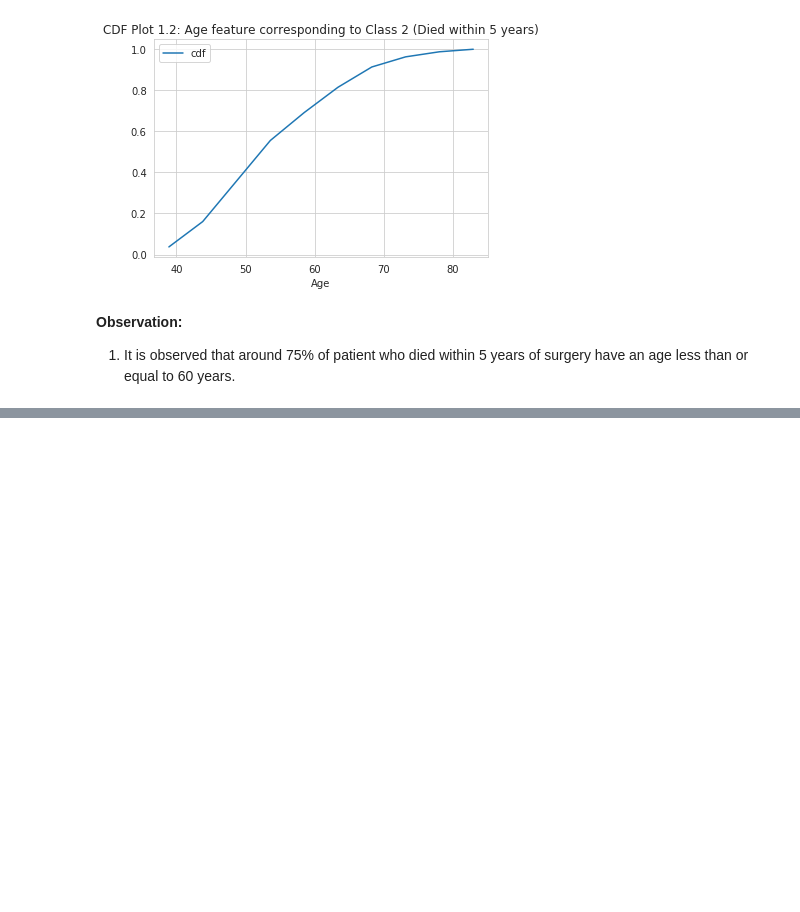
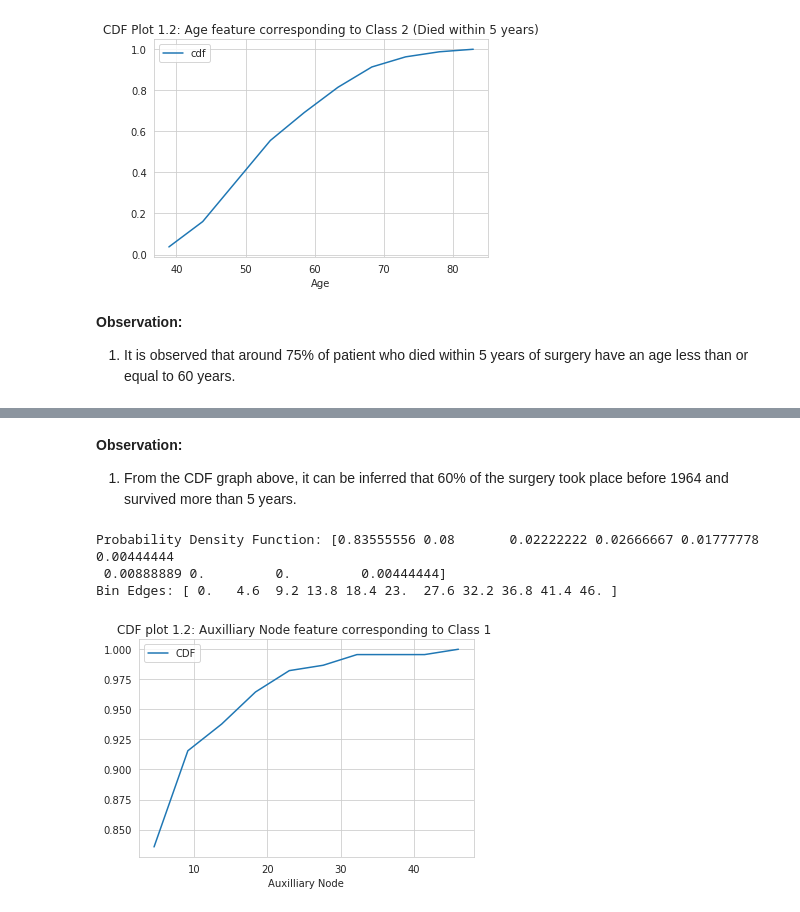
Before and after one commit to ashishsth7586/arduino, a Jupyter notebook: Module 2: Data Science Exploratory Data Analysis and Visualization/Assignment/EDA on Haberman's Survival Data set.ipynb, the cells around one changed output, grey strips where cells are left out. Drawn from its saved outputs; the diff is of its cells as text; code cells hidden in the pictures; blank space fills up the shorter version.

```diff
--- a/Module 2: Data Science Exploratory Data Analysis and Visualization/Assignment/EDA on Haberman's Survival Data set.ipynb
+++ b/Module 2: Data Science Exploratory Data Analysis and Visualization/Assignment/EDA on Haberman's Survival Data set.ipynb
@@ -158,0 +177,21 @@ __Observation:__
+# %% [markdown]
+__Observation:__
+1. From the CDF graph above, it can be inferred that 60% of the surgery took place before 1964 and survived more than 5 years.
+# %%
+# Auxilliary Node with Class 1
+counts, bin_edges = np.histogram(survived['auxilliaryNode'], bins=10, density=True)
+pdf = counts / sum(counts)
+print(f"Probability Density Function: {pdf}")
+print(f"Bin Edges: {bin_edges}")
+
+cdf = np.cumsum(pdf)
+plt.plot(bin_edges[1:], cdf, label="CDF")
+plt.xlabel("Auxilliary Node")
+plt.title("CDF plot 1.2: Auxilliary Node feature corresponding to Class 1 ")
+plt.legend()
+plt.show()
+# %% [output]
+Probability Density Function: [0.83555556 0.08       0.02222222 0.02666667 0.01777778 0.00444444
+ 0.00888889 0.         0.         0.00444444]
+Bin Edges: [ 0.   4.6  9.2 13.8 18.4 23.  27.6 32.2 36.8 41.4 46. ]
+[figure, added]
```
Also changed, not shown: parts of 12 cells of this notebook.
